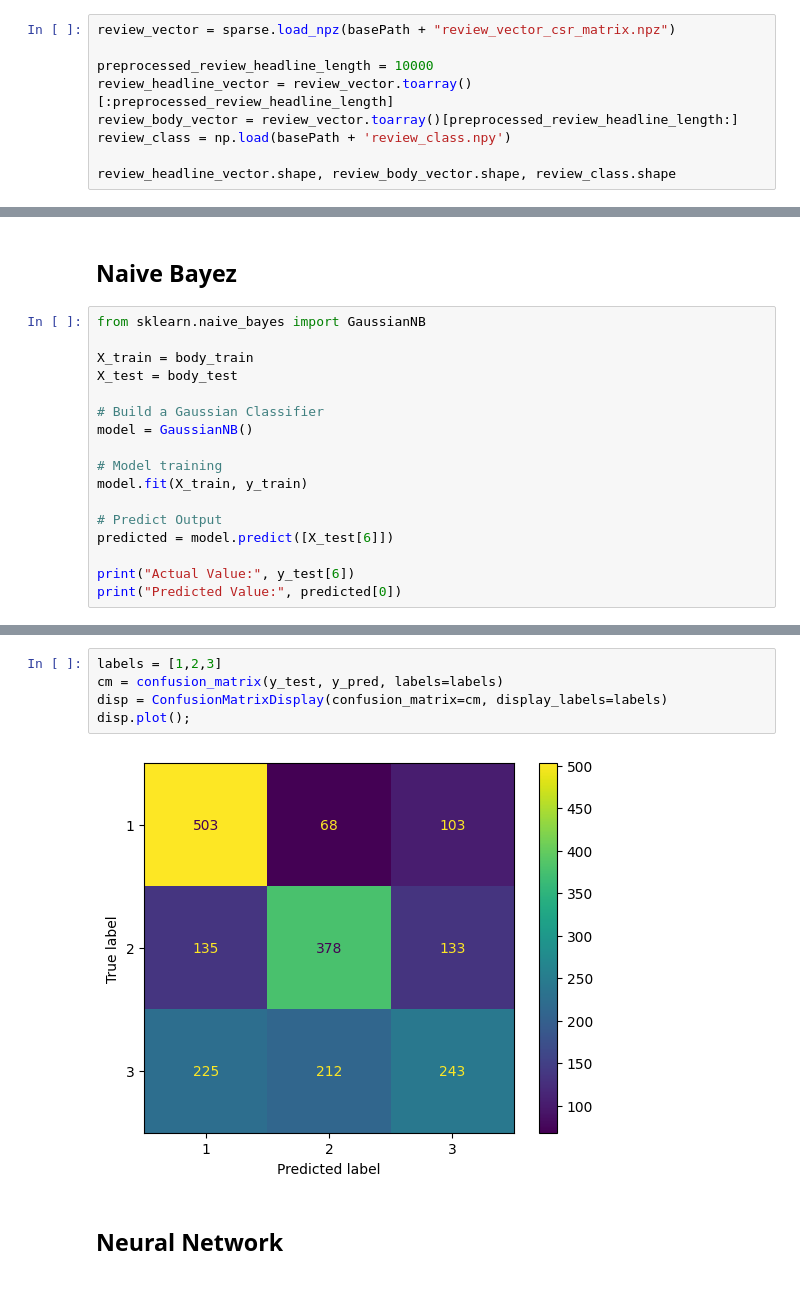
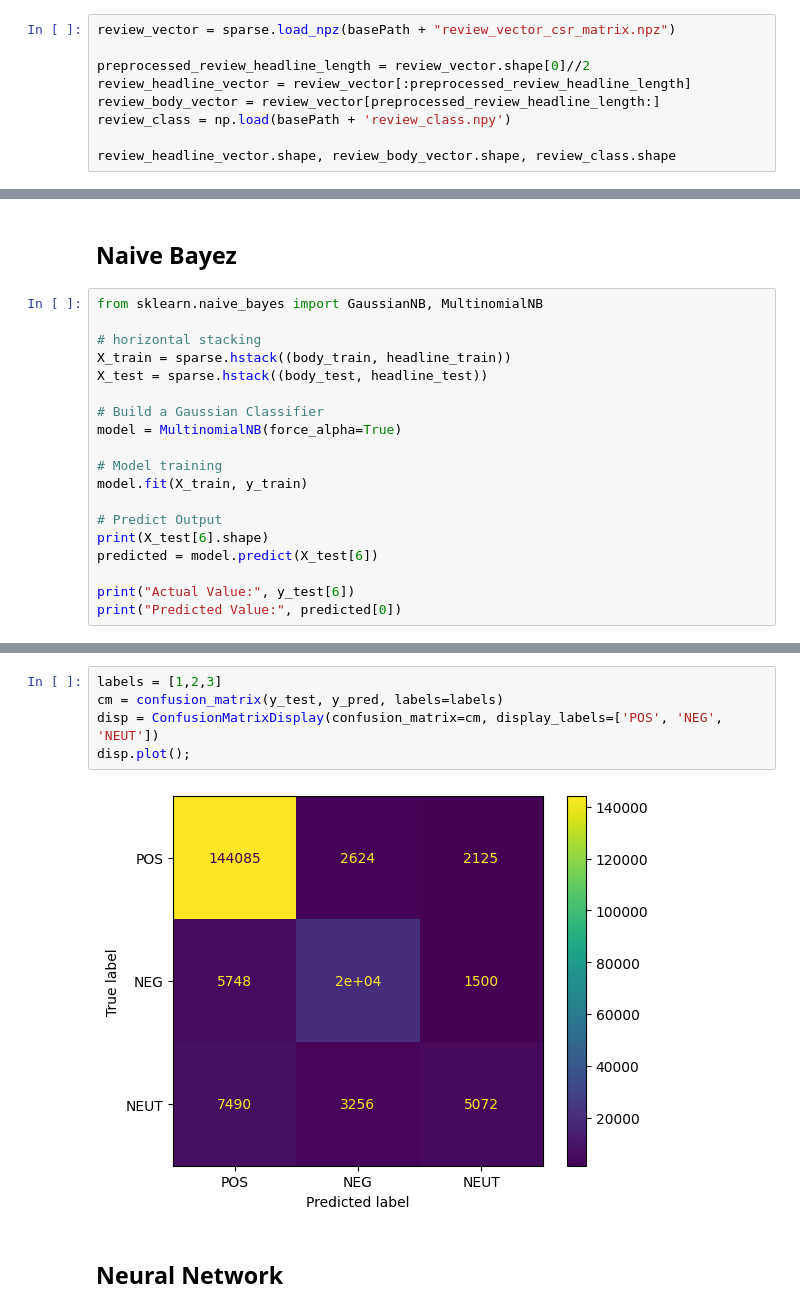
Before and after one commit to amirezzati/Reviews-Sentiment-Analysis, a Jupyter notebook: Reviews_Sentiment_Analysis.ipynb, the cells around one changed output, grey strips where cells are left out. Drawn from its saved outputs; the diff is of its cells as text.

Commit message:
edited Naive Bayez and Dense Neural Network and added model's report

```diff
--- a/Reviews_Sentiment_Analysis.ipynb
+++ b/Reviews_Sentiment_Analysis.ipynb
@@ -210,9 +218,9 @@ array([[0., 0., 0., ..., 0., 0., 0.],
 # %%
 review_vector = sparse.load_npz(basePath + "review_vector_csr_matrix.npz")
 
-preprocessed_review_headline_length = 10000
-review_headline_vector = review_vector.toarray()[:preprocessed_review_headline_length]
-review_body_vector = review_vector.toarray()[preprocessed_review_headline_length:]
+preprocessed_review_headline_length = review_vector.shape[0]//2
+review_headline_vector = review_vector[:preprocessed_review_headline_length]
+review_body_vector = review_vector[preprocessed_review_headline_length:]
 review_class = np.load(basePath + 'review_class.npy')
 
 review_headline_vector.shape, review_body_vector.shape, review_class.shape
@@ -236,19 +264,21 @@ test shape:  (2000, 1000) (2000, 1000) (2000,)
 # %% [markdown]
 ## **Naive Bayez**
 # %%
-from sklearn.naive_bayes import GaussianNB
+from sklearn.naive_bayes import GaussianNB, MultinomialNB
 
-X_train = body_train
-X_test = body_test
+# horizontal stacking
+X_train = sparse.hstack((body_train, headline_train))
+X_test = sparse.hstack((body_test, headline_test))
 
 # Build a Gaussian Classifier
-model = GaussianNB()
+model = MultinomialNB(force_alpha=True)
 
 # Model training
 model.fit(X_train, y_train)
 
 # Predict Output
-predicted = model.predict([X_test[6]])
+print(X_test[6].shape)
+predicted = model.predict(X_test[6])
 
 print("Actual Value:", y_test[6])
 print("Predicted Value:", predicted[0])
@@ -275,10 +300,10 @@ F1 Score: 0.5735942365972914
 # %%
 labels = [1,2,3]
 cm = confusion_matrix(y_test, y_pred, labels=labels)
-disp = ConfusionMatrixDisplay(confusion_matrix=cm, display_labels=labels)
+disp = ConfusionMatrixDisplay(confusion_matrix=cm, display_labels=['POS', 'NEG', 'NEUT'])
 disp.plot();
 # %% [output]
-[figure, old version]
+[figure, new version]
 # %% [markdown]
 ## **Neural Network**
 # %%
```
Also changed, not shown: parts of 24 cells of this notebook.
